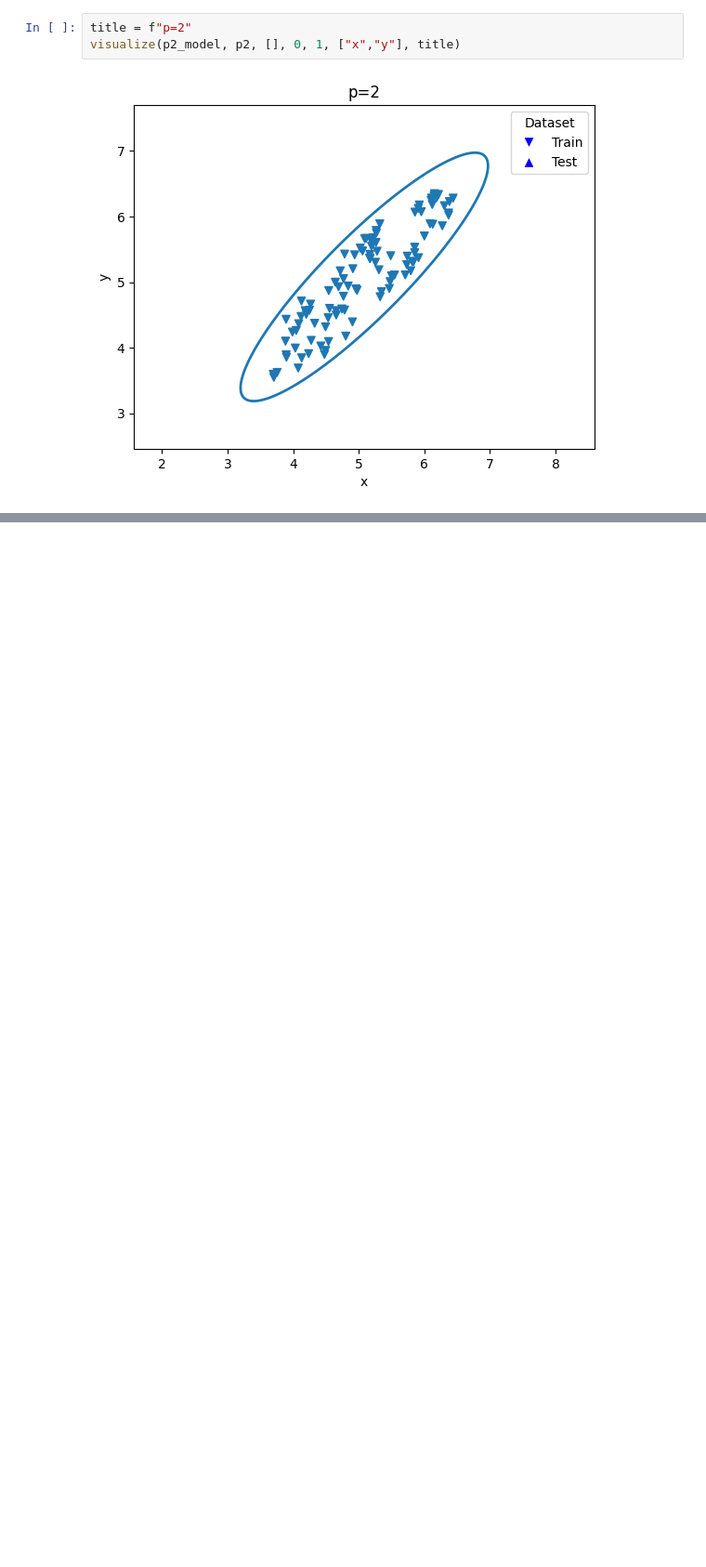
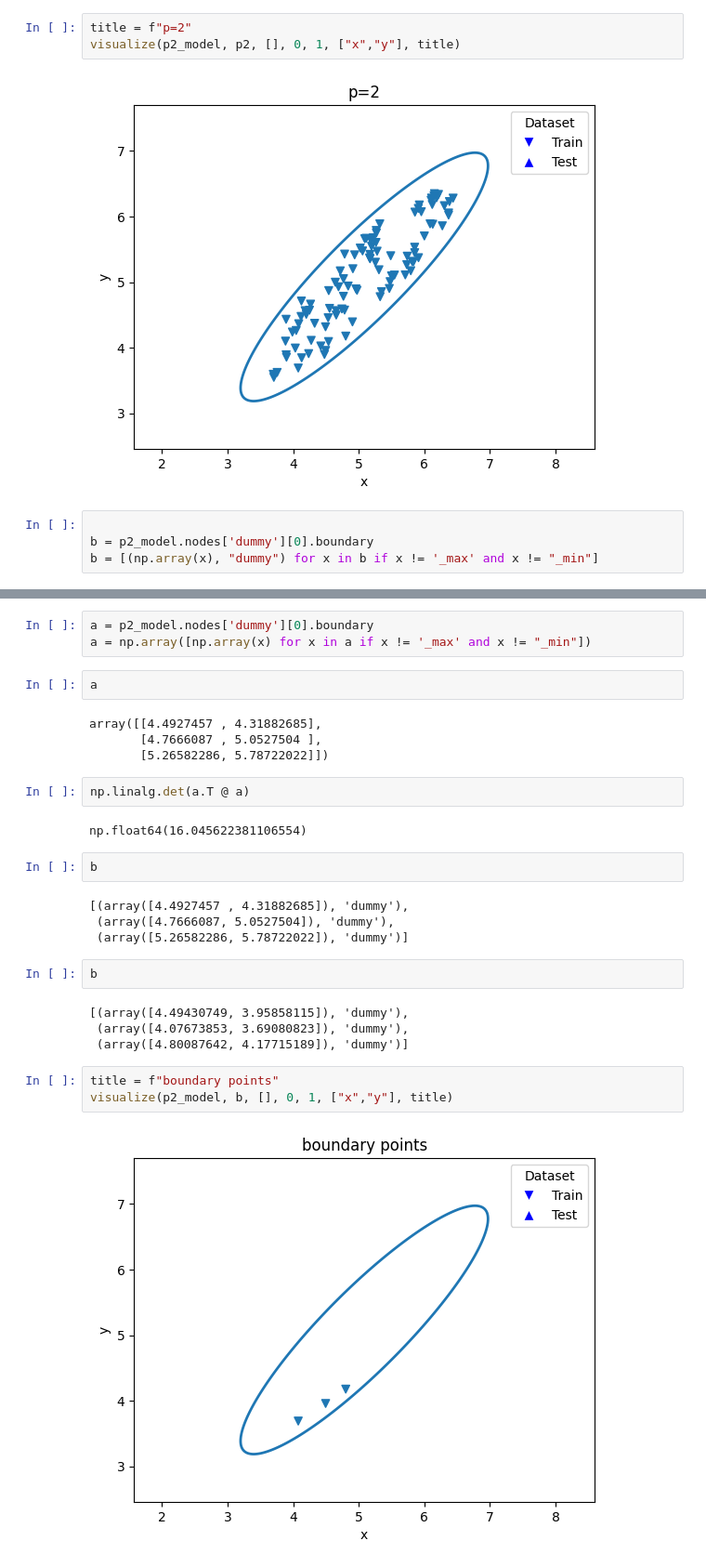
Before and after one commit to maewwww/vebf, a Jupyter notebook: super-m.ipynb, the cells around one changed output, grey strips where cells are left out. Shown at 93% size. Saved outputs shown, nothing was run; the diff lists cells and outputs as text; blank space fills up the shorter version.

Commit message:
add boundary tracking with determinant (d-optimal)

```diff
--- a/super-m.ipynb
+++ b/super-m.ipynb
@@ -684,3 +702,7 @@ title = f"p=2"
 visualize(p2_model, p2, [], 0, 1, ["x","y"], title)
 # %% [output]
 [figure]
+# %%
+
+b = p2_model.nodes['dummy'][0].boundary
+b = [(np.array(x), "dummy") for x in b if x != '_max' and x != "_min"]
@@ -686,0 +715,30 @@ visualize(p2_model, p2, [], 0, 1, ["x","y"], title)
+# %%
+a = p2_model.nodes['dummy'][0].boundary
+a = np.array([np.array(x) for x in a if x != '_max' and x != "_min"])
+# %%
+a
+# %% [output]
+array([[4.4927457 , 4.31882685],
+       [4.7666087 , 5.0527504 ],
+       [5.26582286, 5.78722022]])
+# %%
+np.linalg.det(a.T @ a)
+# %% [output]
+np.float64(16.045622381106554)
+# %%
+b
+# %% [output]
+[(array([4.4927457 , 4.31882685]), 'dummy'),
+ (array([4.7666087, 5.0527504]), 'dummy'),
+ (array([5.26582286, 5.78722022]), 'dummy')]
+# %%
+b
+# %% [output]
+[(array([4.49430749, 3.95858115]), 'dummy'),
+ (array([4.07673853, 3.69080823]), 'dummy'),
+ (array([4.80087642, 4.17715189]), 'dummy')]
+# %%
+title = f"boundary points"
+visualize(p2_model, b, [], 0, 1, ["x","y"], title)
+# %% [output]
+[figure, added]
```
Also changed, not shown: parts of 9 cells of this notebook.
